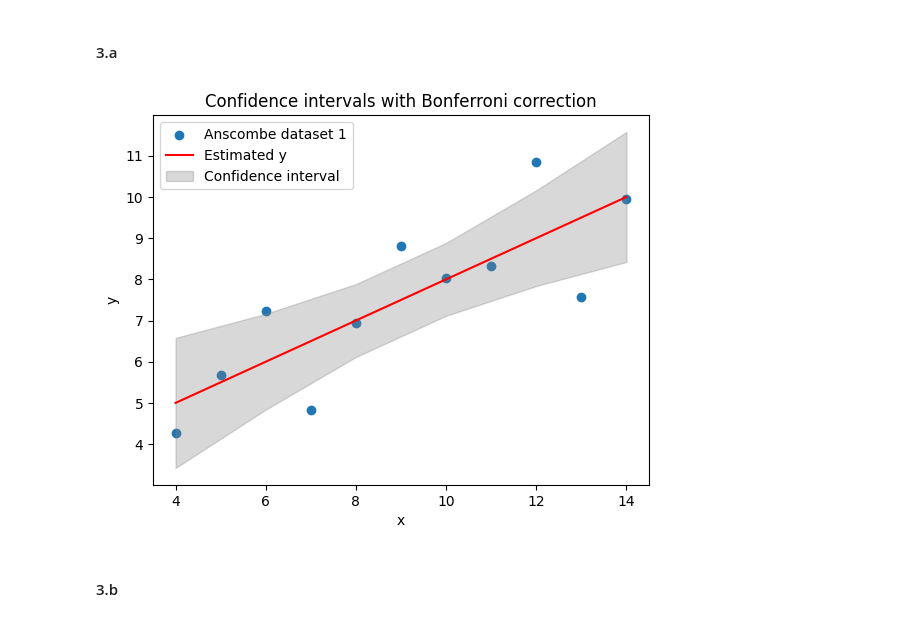
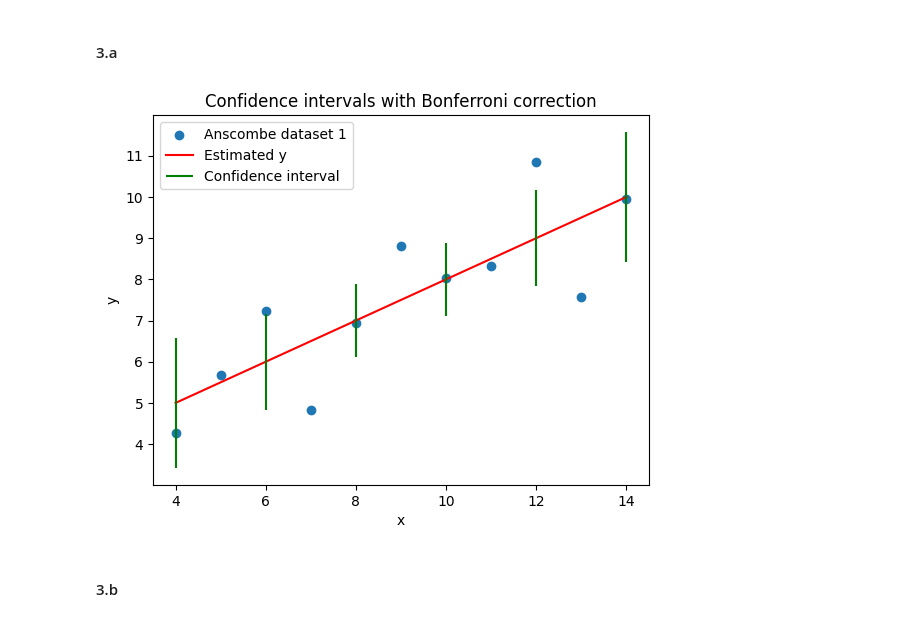
Before and after one commit to madhukar01/stats_exercise, a Jupyter notebook: ex02/solution.ipynb, the cells around one changed output. Drawn from its saved outputs; the diff is of its cells as text; code cells hidden in the pictures.

```diff
--- a/ex02/solution.ipynb
+++ b/ex02/solution.ipynb
@@ -253,28 +253,29 @@ standard_error = np.sqrt(
 # %%
 # Bonferroni correction
 # calculate confidence interval
 alpha = 0.05
 number_of_tests = 2
 t_critical = sts.t.ppf(1 - alpha / number_of_tests, regression["degrees_of_freedom"])
 confidence_interval = t_critical * standard_error
 
 # lower and upper bounds of the confidence interval
 lower_bound = estimated_y - confidence_interval
 upper_bound = estimated_y + confidence_interval
 
 # plot the data
 plt.scatter(x1, y1, label="Anscombe dataset 1")
 plt.plot(given_x, estimated_y, color='red', label="Estimated y")
 # plt.plot(given_x, lower_bound, color='green', label="CI Lower bound")
 # plt.plot(given_x, upper_bound, color='green', label="CI Upper bound")
-plt.fill_between(given_x, lower_bound, upper_bound,  color='gray', alpha=0.3, label="Confidence interval")
+# plt.fill_between(given_x, lower_bound, upper_bound,  color='gray', alpha=0.3, label="Confidence interval")
+plt.vlines(given_x, lower_bound, upper_bound, color='green', label="Confidence interval")
 plt.xlabel("x")
 plt.ylabel("y")
 plt.title("Confidence intervals with Bonferroni correction")
 plt.legend()
 plt.show()
 # %% [output]
-[figure, old version]
+[figure, new version]
 # %% [markdown]
 #### 3.b
 # %%
```
Also changed, not shown: parts of 1 cell of this notebook, 4 other files.
